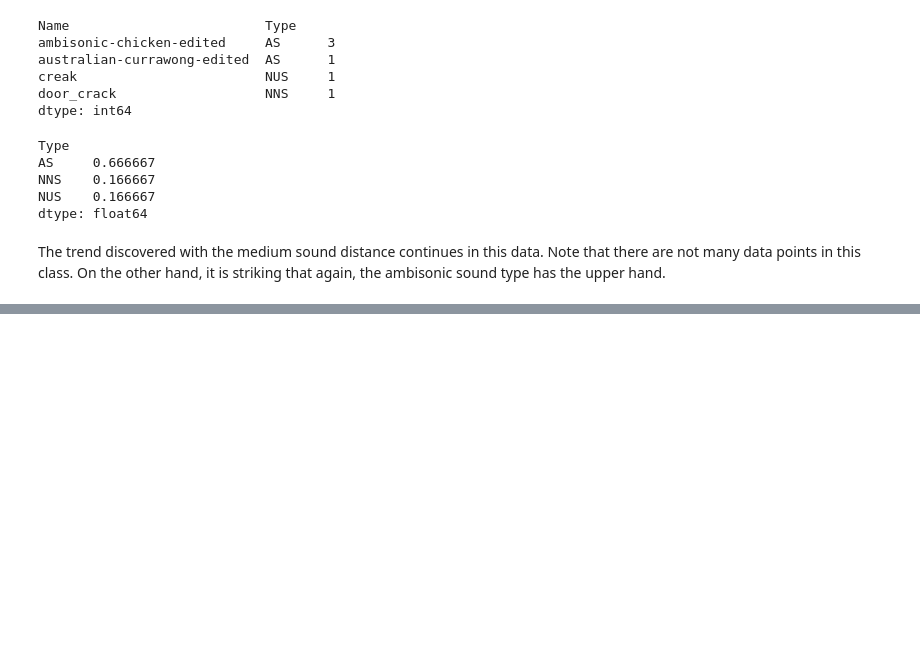
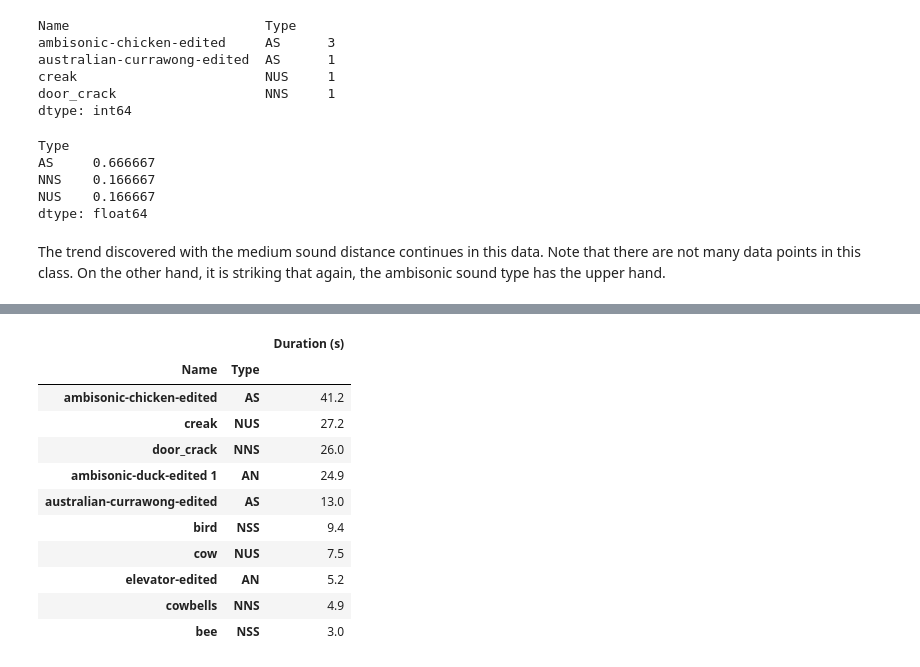
Before and after one commit to FreekDS/Analysis-Spatial-Audio-In-VR, a Jupyter notebook: spatial-audio-analysis.ipynb, the cells around one changed output, grey strips where cells are left out. Drawn from its saved outputs; the diff is of its cells as text; code cells hidden in the pictures; blank space fills up the shorter version.

```diff
--- a/spatial-audio-analysis.ipynb
+++ b/spatial-audio-analysis.ipynb
@@ -490,0 +592,17 @@ On the other hand, it is striking that again, the ambisonic sound type has the u
+# %%
+sums = duration_data.groupby(['Name', 'Type']).sum()
+sums.sort_values('Duration (s)', ascending=False, inplace=True)
+sums.head(100)
+# %% [output]
+|  |  | Duration (s) |
+| Name | Type |  |
+| ambisonic-chicken-edited | AS | 41.2 |
+| creak | NUS | 27.2 |
+| door_crack | NNS | 26.0 |
+| ambisonic-duck-edited 1 | AN | 24.9 |
+| australian-currawong-edited | AS | 13.0 |
+| bird | NSS | 9.4 |
+| cow | NUS | 7.5 |
+| elevator-edited | AN | 5.2 |
+| cowbells | NNS | 4.9 |
+| bee | NSS | 3.0 |
```
Also changed, not shown: parts of 10 cells of this notebook.
